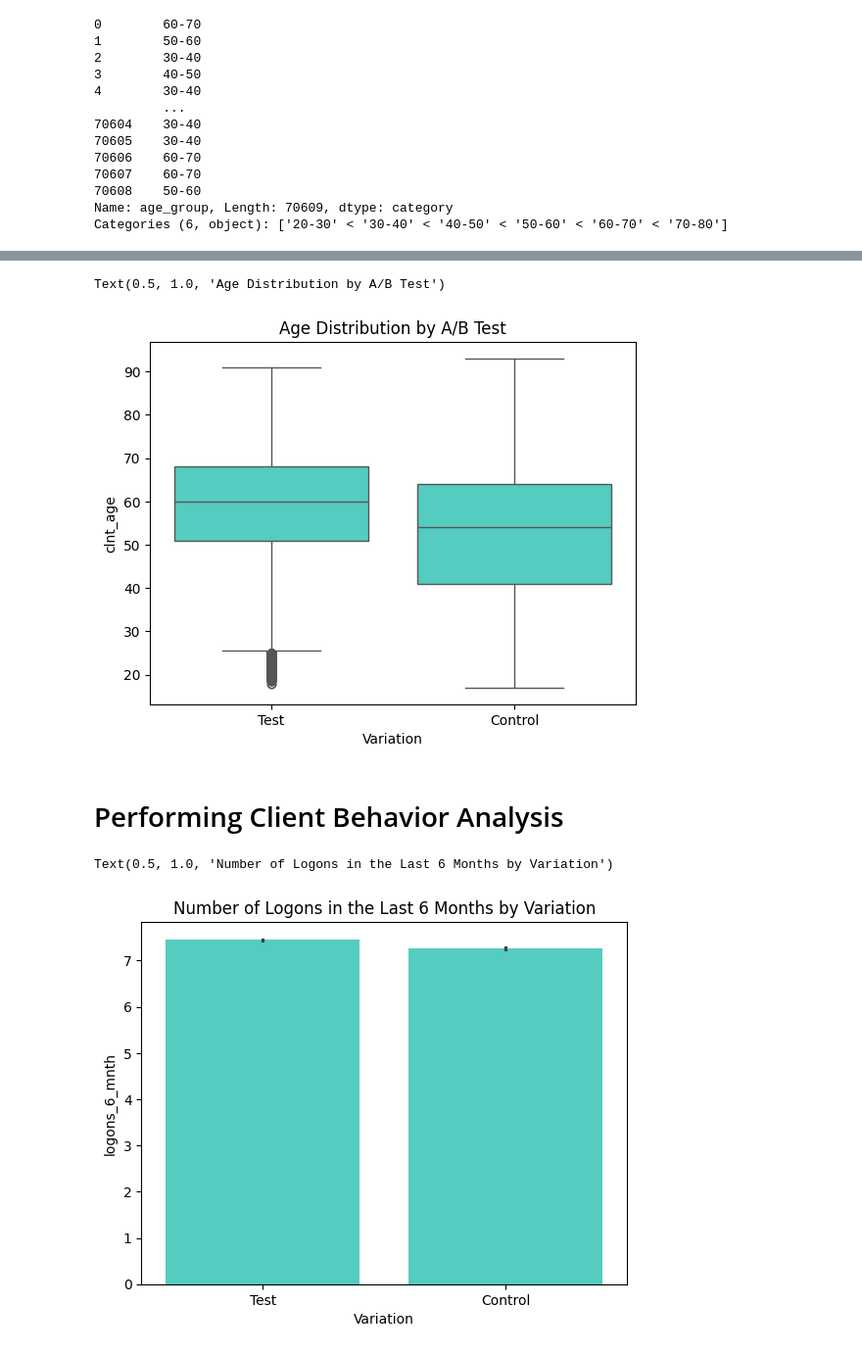
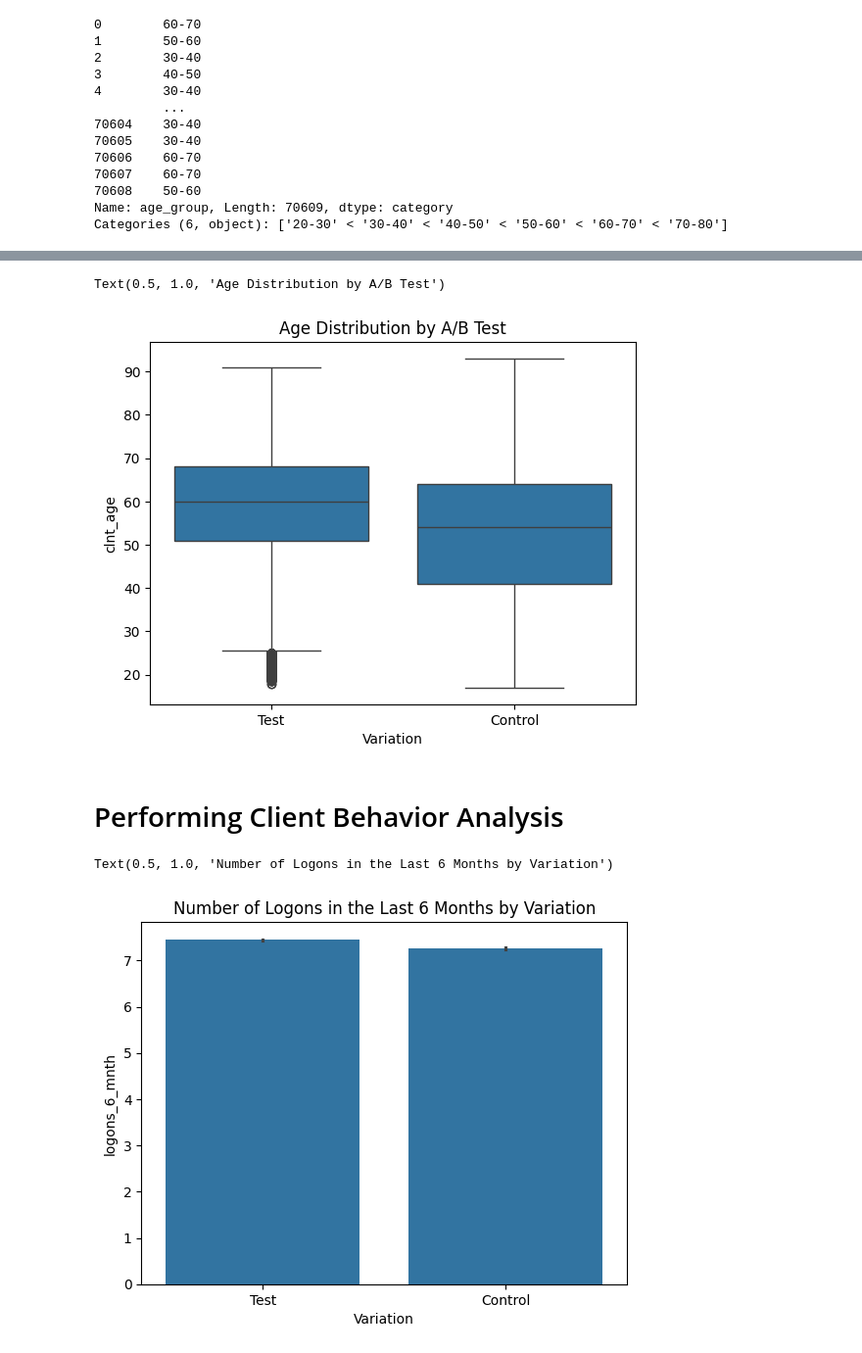
Before and after one commit to nlewism/Project-A-B-Testing-Analysis, a Jupyter notebook: src/jupyter notebook/Data Wrangling.ipynb, the cells around one changed output, grey strips where cells are left out. Shown at 98% size. Saved outputs shown, nothing was run; the diff lists cells and outputs as text; code cells hidden in the pictures.

```diff
--- a/src/jupyter notebook/Data Wrangling.ipynb
+++ b/src/jupyter notebook/Data Wrangling.ipynb
@@ -12,2 +6,2 @@ digital_footprints = pd.merge(df_web_data_pt1,df_web_data_pt2, on='client_id')
 # %%
-# Checking the dataframes
+client_profiles, df_web_data_pt1, df_web_data_pt2, experiment_roster, digital_footprints, client_footprints, grouped_data = load_data()
@@ -145,7 +215,6 @@ client_footprints
 | 155572 | 7807844 | 5.0 | 70.0 | 37.0 | U | 2.0 | 493497.05 | 2.0 | ... |
 155573 rows × 17 columns
 # %%
-grouped_data = pd.merge(client_footprints, experiment_roster, on='client_id', how='inner')
 grouped_data
 # %% [output]
 |  | client_id | clnt_tenure_yr | clnt_tenure_mnth | clnt_age | gendr | num_accts | bal | calls_6_mnth | ... |
@@ -321,16 +410,16 @@ Control age group = <20 - 90 with a median of 50"""
 # %%
-sns.boxplot(x='Variation', y='clnt_age', data=grouped_data, color='turquoise')
+sns.boxplot(x='Variation', y='clnt_age', data=grouped_data)
 plt.title('Age Distribution by A/B Test')
 # %% [output]
 Text(0.5, 1.0, 'Age Distribution by A/B Test')
-[figure, old version]
+[figure, new version]
 # %% [markdown]
 # Performing Client Behavior Analysis
 # %%
 # Key Metrics
 # %%
-sns.barplot(x='Variation', y='logons_6_mnth', data=grouped_data, color='turquoise')
+sns.barplot(x='Variation', y='logons_6_mnth', data=grouped_data)
 plt.title('Number of Logons in the Last 6 Months by Variation')
 # %% [output]
 Text(0.5, 1.0, 'Number of Logons in the Last 6 Months by Variation')
-[figure, old version]
+[figure, new version]
```
Also changed, not shown: parts of 58 cells of this notebook, 6 other files.
